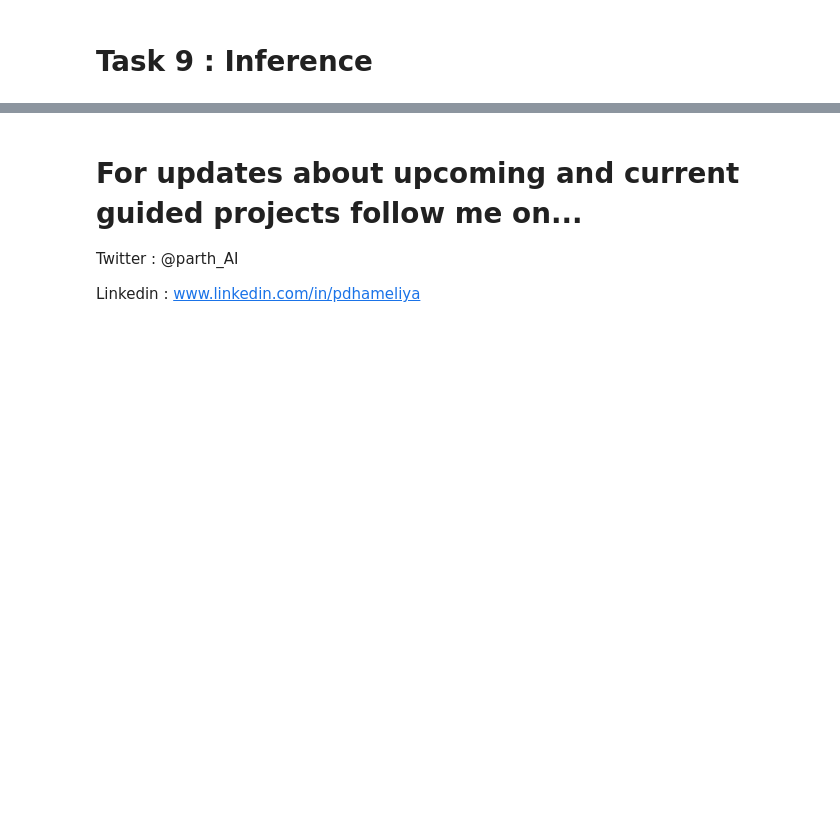
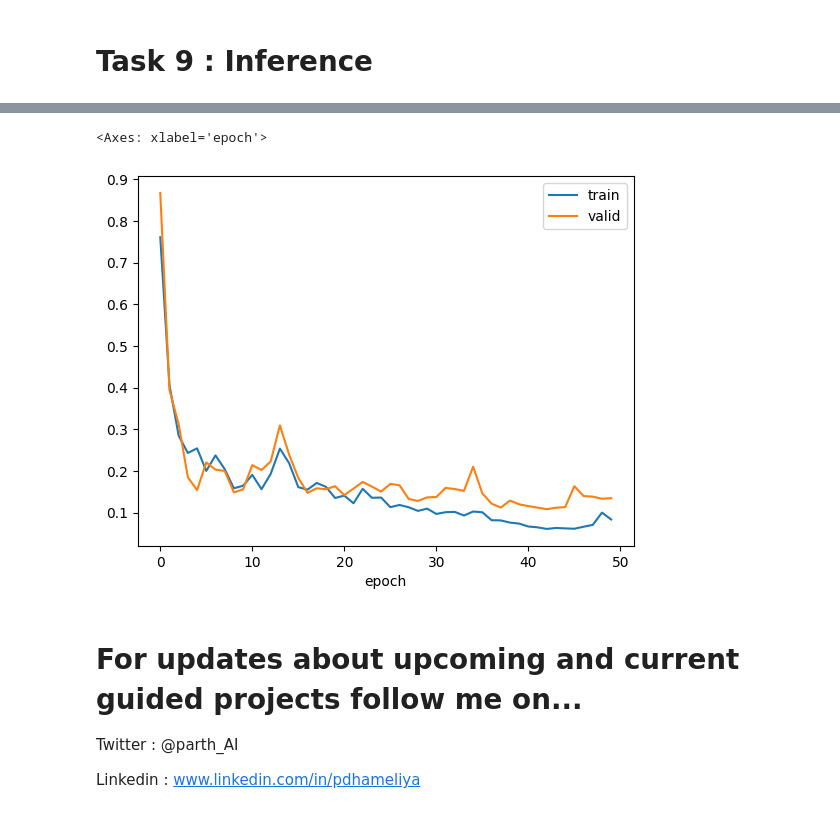
Before and after one commit to madlogos/dataSciProj, a Jupyter notebook: 03_image_seg_pytorch/Deep_Learning_with_PyTorch_ImageSegmentation_Coursera.ipynb, the cells around one changed output, grey strips where cells are left out. Drawn from its saved outputs; the diff is of its cells as text; code cells hidden in the pictures; blank space fills up the shorter version.

```diff
--- a/03_image_seg_pytorch/Deep_Learning_with_PyTorch_ImageSegmentation_Coursera.ipynb
+++ b/03_image_seg_pytorch/Deep_Learning_with_PyTorch_ImageSegmentation_Coursera.ipynb
@@ -307,16 +288,18 @@ def eval_fn(data_loader, model):
 optimizer = torch.optim.Adam(model.parameters(), lr = LR)
 # %%
 best_valid_loss = np.Inf
+losses = []
 
 for epoch in range(EPOCHS):
-  train_loss = train_fn(trainloader, model, optimizer)
-  valid_loss = eval_fn(validloader, model)
+    train_loss = train_fn(trainloader, model, optimizer)
+    valid_loss = eval_fn(validloader, model)
+    losses.append({'epoch': epoch, 'train': train_loss, 'valid': valid_loss})
 
-  if valid_loss < best_valid_loss:
-    torch.save(model.state_dict(),'best_model.pt')
-    print("Saved Model")
-    best_valid_loss = valid_loss
+    if valid_loss < best_valid_loss:
+        torch.save(model.state_dict(),'best_model.pt')
+        print("Saved Model")
+        best_valid_loss = valid_loss
 
-  print(f"Eposch = {epoch+1} Train loss : {train_loss} Valid loss {valid_loss}")
+    print(f"Epoch = {epoch+1} | Train loss : {train_loss} | Valid loss {valid_loss}")
 # %% [output]
 Saved Model
@@ -359,3 +340,8 @@ helper.show_image(image,mask,pred_mask.detach().cpu().squeeze(0))
+# %%
+pd.DataFrame(losses).set_index('epoch').plot(kind='line')
+# %% [output]
+<Axes: xlabel='epoch'>
+[figure, added]
 # %% [markdown]
 # For updates about upcoming and current guided projects follow me on...
 
```
Also changed, not shown: parts of 5 cells of this notebook, 3 other files.
